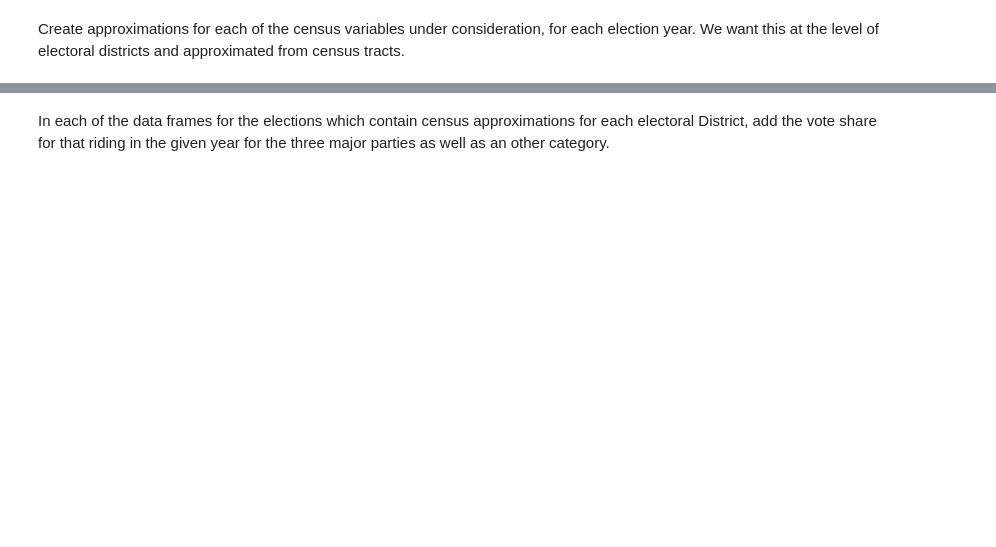
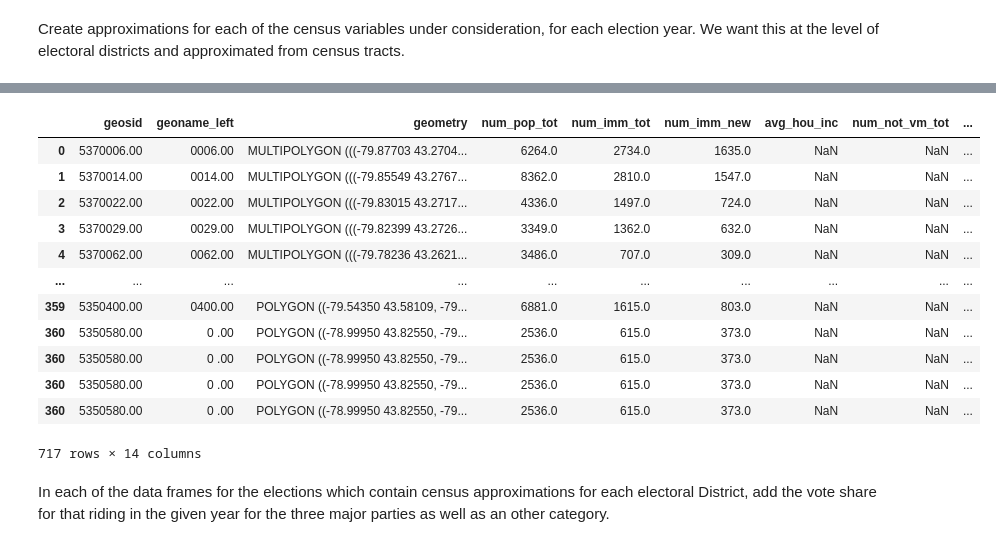
Before and after one commit to schoolofcities/gta-immigration, a Jupyter notebook: analysis/get_ed_ct_stats_gta.ipynb, the cells around one changed output, grey strips where cells are left out. Saved outputs shown, nothing was run; the diff lists cells and outputs as text; code cells hidden in the pictures; blank space fills up the shorter version.

Commit message:
Add partial retrieval of census data

```diff
--- a/analysis/get_ed_ct_stats_gta.ipynb
+++ b/analysis/get_ed_ct_stats_gta.ipynb
@@ -179,0 +200,12 @@ Create approximations for each of the census variables under consideration, for
+# %%
+def add_census_values_to_gdf(gdf_full, gdf_small, cen_year, cen_var):
+    cols = YEAR_CODES[cen_year][cen_var]
+
+    if len(cols) == 0:
+        gdf_small[cen_var] = np.nan
+    elif len(cols) > 1:
+        gdf_small.loc[:, cen_var] = gdf_full.loc[:, cols].sum(axis=1)
+    elif cen_var == 'num_not_vm_tot':
+        gdf_small['num_vm_tot'] = gdf_full[YEAR_CODES[cen_year]['num_pop_tot']] - gdf_full[cols]
+    else:
+        gdf_small.loc[:, cen_var] = gdf_full.loc[:, cols]
@@ -180,2 +282,57 @@ Create approximations for each of the census variables under consideration, for
+# %%
+cen_year = 1961
+gdf_ct_gta = gpd.read_file(f"../data/geo/{cen_year}_ct/ct_gta_{cen_year}.gpkg")
+# gdf_ct_gta
+
+df_ct_cen = pd.read_csv(f"../data/census/{cen_year}_ct_wide/census_wide_{cen_year}_ct.csv")
+# df_ct_cen
+
+ed_year = 1962
+gdf_ed_gta = gpd.read_file(f'../data/geo/{ed_year}_ont-ed/ont-ed_gta_{ed_year}.gpkg')
+
+# Check data types
+# print("gdf_ct_gta geosid type:", gdf_ct_gta['geosid'].dtype)
+# print("df_ct_cen geosid type:", df_ct_cen['geosid'].dtype)
+
+# Convert geosid to string in both dataframes
+gdf_ct_gta['geosid'] = gdf_ct_gta['geosid'].astype(str)
+df_ct_cen['geosid'] = df_ct_cen['geosid'].astype(str)
+df_ct_cen['geosid'] = df_ct_cen['geosid'].apply(lambda x: x[:-2] + '.00' if x.endswith('.0') else x)
+
+# Merge dataframes
+gdf_full = pd.merge(
+    gdf_ct_gta,
+    df_ct_cen,
+    on='geosid',
+    how='left'
+)
+gdf_small = gdf_full[['geosid', 'geoname', 'geometry']].copy()
+add_census_values_to_gdf(gdf_full, gdf_small, cen_year, 'num_pop_tot')
+add_census_values_to_gdf(gdf_full, gdf_small, cen_year, 'num_imm_tot')
+add_census_values_to_gdf(gdf_full, gdf_small, cen_year, 'num_imm_new')
+add_census_values_to_gdf(gdf_full, gdf_small, cen_year, 'avg_hou_inc')
+add_census_values_to_gdf(gdf_full, gdf_small, cen_year, 'num_not_vm_tot')
+add_census_values_to_gdf(gdf_full, gdf_small, cen_year, 'num_enfr_home_tot')
+
+# Check for any missing values after merge
+# print("\nMissing values after merge:")
+# print(gdf_new.isnull().sum())
+
+pairs = gpd.sjoin(gdf_small, gdf_ed_gta, how="inner", predicate="intersects")
+pairs
+# %% [output]
+|  | geosid | geoname_left | geometry | num_pop_tot | num_imm_tot | num_imm_new | avg_hou_inc | num_not_vm_tot | ... |
+| 0 | 5370006.00 | 0006.00 | MULTIPOLYGON (((-79.87703 43.2704... | 6264.0 | 2734.0 | 1635.0 | NaN | NaN | ... |
+| 1 | 5370014.00 | 0014.00 | MULTIPOLYGON (((-79.85549 43.2767... | 8362.0 | 2810.0 | 1547.0 | NaN | NaN | ... |
+| 2 | 5370022.00 | 0022.00 | MULTIPOLYGON (((-79.83015 43.2717... | 4336.0 | 1497.0 | 724.0 | NaN | NaN | ... |
+| 3 | 5370029.00 | 0029.00 | MULTIPOLYGON (((-79.82399 43.2726... | 3349.0 | 1362.0 | 632.0 | NaN | NaN | ... |
+| 4 | 5370062.00 | 0062.00 | MULTIPOLYGON (((-79.78236 43.2621... | 3486.0 | 707.0 | 309.0 | NaN | NaN | ... |
+| ... | ... | ... | ... | ... | ... | ... | ... | ... | ... |
+| 359 | 5350400.00 | 0400.00 | POLYGON ((-79.54350 43.58109, -79... | 6881.0 | 1615.0 | 803.0 | NaN | NaN | ... |
+| 360 | 5350580.00 | 0 .00 | POLYGON ((-78.99950 43.82550, -79... | 2536.0 | 615.0 | 373.0 | NaN | NaN | ... |
+| 360 | 5350580.00 | 0 .00 | POLYGON ((-78.99950 43.82550, -79... | 2536.0 | 615.0 | 373.0 | NaN | NaN | ... |
+| 360 | 5350580.00 | 0 .00 | POLYGON ((-78.99950 43.82550, -79... | 2536.0 | 615.0 | 373.0 | NaN | NaN | ... |
+| 360 | 5350580.00 | 0 .00 | POLYGON ((-78.99950 43.82550, -79... | 2536.0 | 615.0 | 373.0 | NaN | NaN | ... |
+717 rows × 14 columns
 # %% [markdown]
 In each of the data frames for the elections which contain census approximations for each electoral District, add the vote share for that riding in the given year for the three major parties as well as an other category.
```
Also changed, not shown: parts of 5 cells of this notebook.
